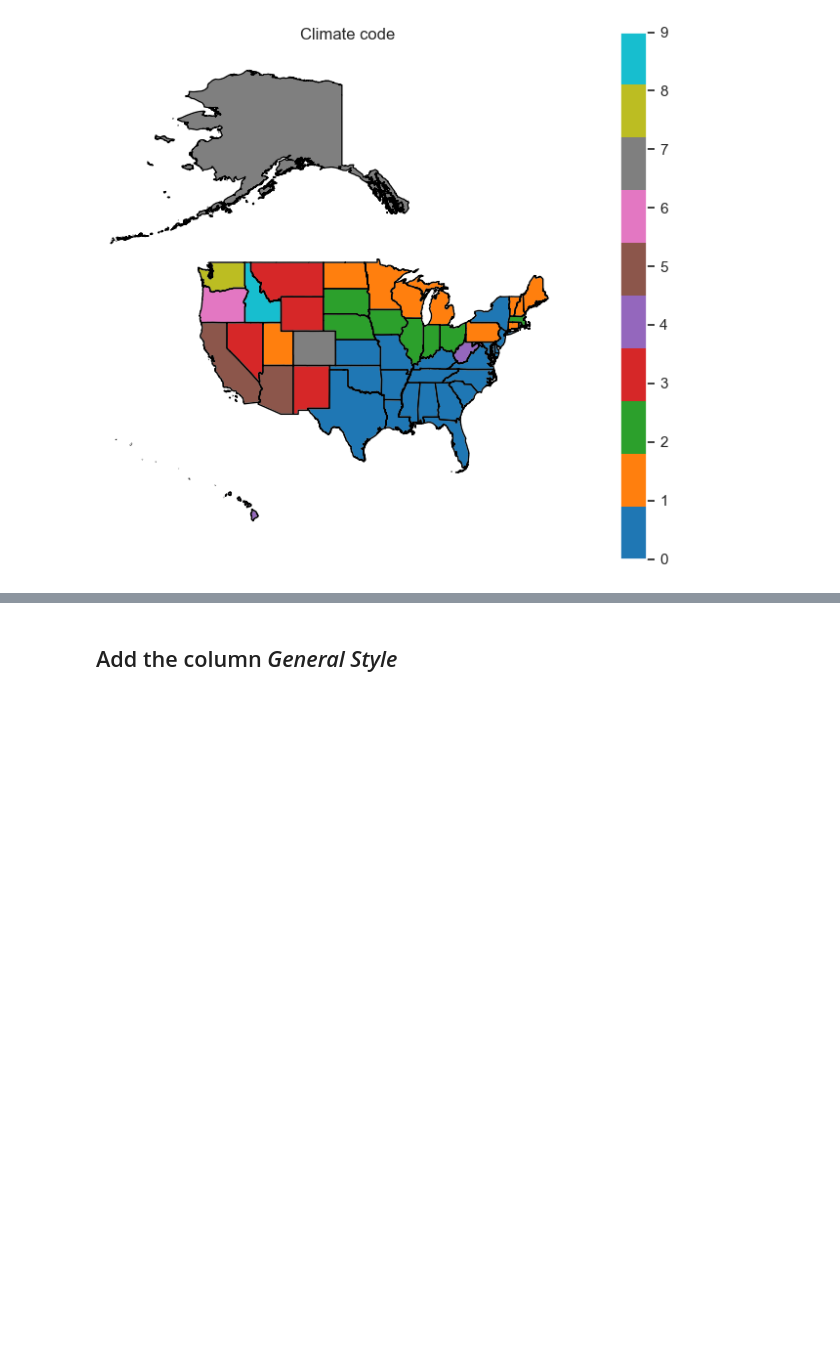
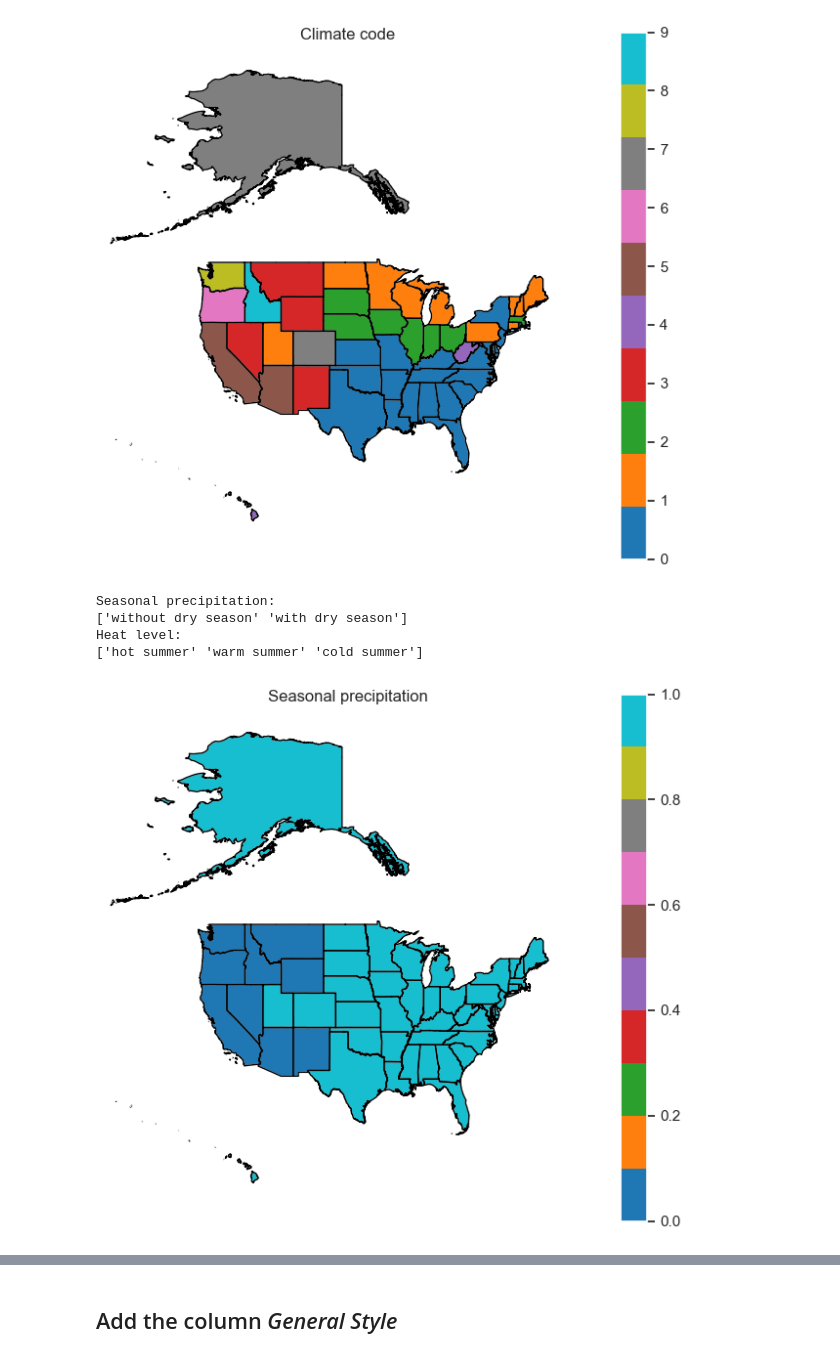
Before and after one commit to epfl-ada/ada-2023-project-riskybiscuits, a Jupyter notebook: main2_0.ipynb, the cells around one changed output, grey strips where cells are left out. Saved outputs shown, nothing was run; the diff lists cells and outputs as text; code cells hidden in the pictures; blank space fills up the shorter version.

```diff
--- a/main2_0.ipynb
+++ b/main2_0.ipynb
@@ -229,3 +252,25 @@ climate_df["climate_code"] = range(len(climate_df))
 plot_climate_stats(climate_df, "climate_code", "Climate code", categorical=True)
 # %% [output]
 [figure]
+# %%
+# Plot the 3 level of climate classification
+
+# First turn "scheme", "seasonal_precipitation" and "heat_level" columns into int ids
+climate_classifications_plot = climate_classifications.copy()
+climate_classifications_plot["scheme"] = climate_classifications_plot["scheme"].astype("category").cat.codes
+climate_classifications_plot["seasonal_precipitation"] = climate_classifications_plot["seasonal_precipitation"].astype("category").cat.codes
+climate_classifications_plot["heat_level"] = climate_classifications_plot["heat_level"].astype("category").cat.codes
+
+print("Seasonal precipitation:")
+print(climate_classifications["seasonal_precipitation"].unique())
+plot_climate_stats(climate_classifications_plot, "seasonal_precipitation", "Seasonal precipitation", categorical=True)
+
+print("Heat level:")
+print(climate_classifications["heat_level"].unique())
+plot_climate_stats(climate_classifications_plot, "heat_level", "Heat level", categorical=True)
+# %% [output]
+Seasonal precipitation:
+['without dry season' 'with dry season']
+Heat level:
+['hot summer' 'warm summer' 'cold summer']
+[figure, added]
```
Also changed, not shown: parts of 29 cells of this notebook, 1 other file.
